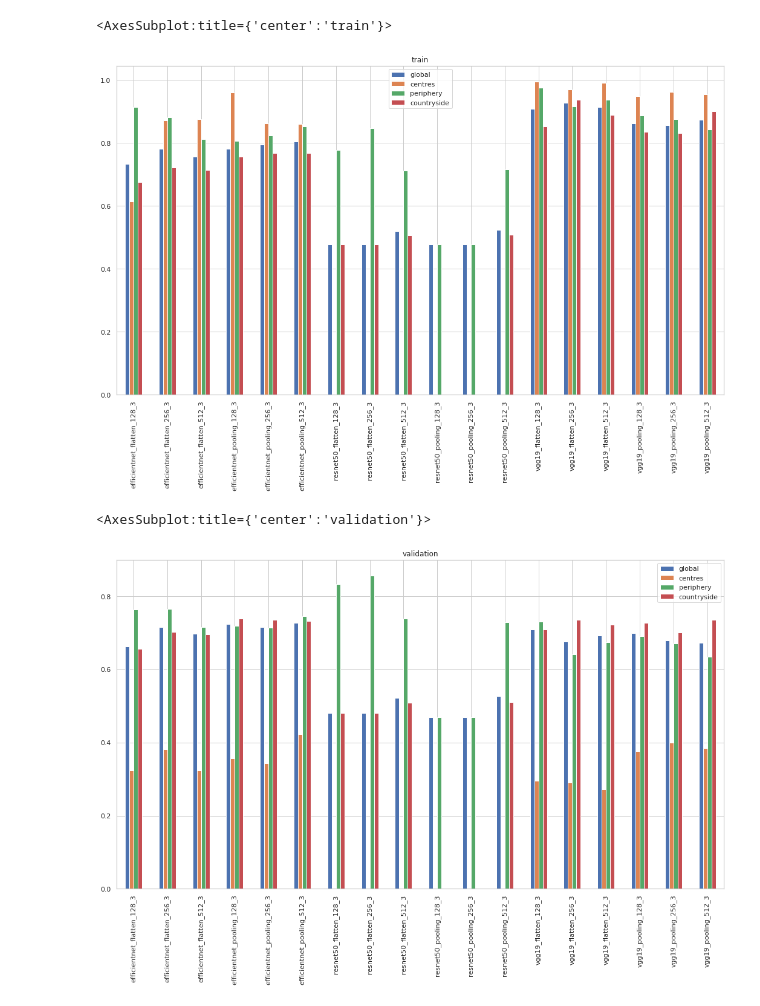
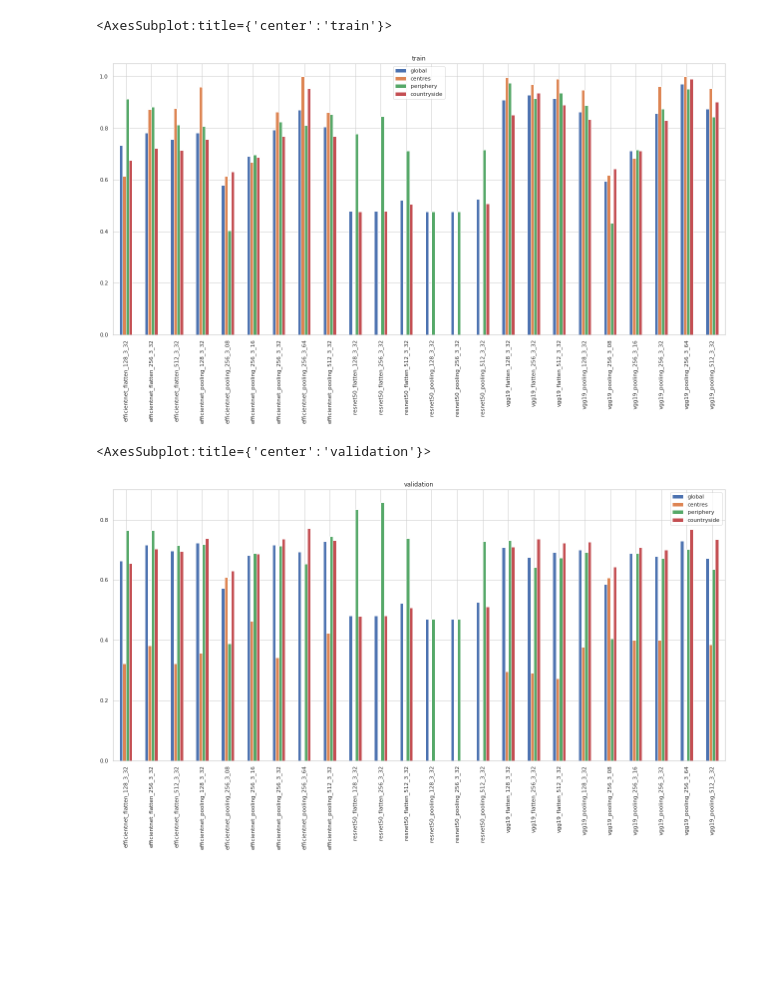
Before and after one commit to urbangrammarai/signature_ai, a Jupyter notebook: transfer_learning_evaluation.ipynb, the cells around one changed output. Cells and saved outputs as stored; diff of their text form; code cells hidden in the pictures; blank space fills up the shorter version.

```diff
--- a/transfer_learning_evaluation.ipynb
+++ b/transfer_learning_evaluation.ipynb
@@ -8,5 +9,5 @@ import matplotlib.pyplot as plt
 # %%
-path = "../urbangrammar_samba/spatial_signatures/ai/nw/json/"
+path = "../urbangrammar_samba/spatial_signatures/ai/nw_*/json/"
 # %%
 results = glob.glob(path + "*")
 # %%
@@ -35,2 +20,2 @@ result
 # %%
-names = [i[52:-5] for i in results]
+names = [i[55:-5] + "_" + i[47:49] for i in results]
@@ -41,8 +46,8 @@ for r in results:
     with open(r, "r") as f:
         result = json.load(f)
 
-    accuracy.loc[(result["model_name"], "train")] = [result["perf_model_accuracy_train"]] + result["perf_within_class_accuracy_train"]
-    accuracy.loc[(result["model_name"], "val")] = [result["perf_model_accuracy_val"]] + result["perf_within_class_accuracy_val"]
-    accuracy.loc[(result["model_name"], "secret")] = [result["perf_model_accuracy_secret"]] + result["perf_within_class_accuracy_secret"]
+    accuracy.loc[(result["model_name"]+ "_" + r[47:49], "train")] = [result["perf_model_accuracy_train"]] + result["perf_within_class_accuracy_train"]
+    accuracy.loc[(result["model_name"]+ "_" + r[47:49], "val")] = [result["perf_model_accuracy_val"]] + result["perf_within_class_accuracy_val"]
+    accuracy.loc[(result["model_name"]+ "_" + r[47:49], "secret")] = [result["perf_model_accuracy_secret"]] + result["perf_within_class_accuracy_secret"]
 # %%
 sns.set_theme(style="whitegrid")
@@ -49,11 +70,11 @@ sns.set_theme(style="whitegrid")
 # %%
-accuracy.xs('train', level=1).sort_index().plot.bar(figsize=(18, 10), title="train")
+accuracy.xs('train', level=1).sort_index().plot.bar(figsize=(22, 10), title="train")
 # %% [output]
 <AxesSubplot:title={'center':'train'}>
-[figure, old version]
+[figure, new version]
 # %%
-accuracy.xs('val', level=1).sort_index().plot.bar(figsize=(18, 10), title="validation")
+accuracy.xs('val', level=1).sort_index().plot.bar(figsize=(22, 10), title="validation")
 # %% [output]
 <AxesSubplot:title={'center':'validation'}>
-[figure, old version]
+[figure, new version]
 # %%
```
Also changed, not shown: parts of 12 cells of this notebook, 10 other files.
